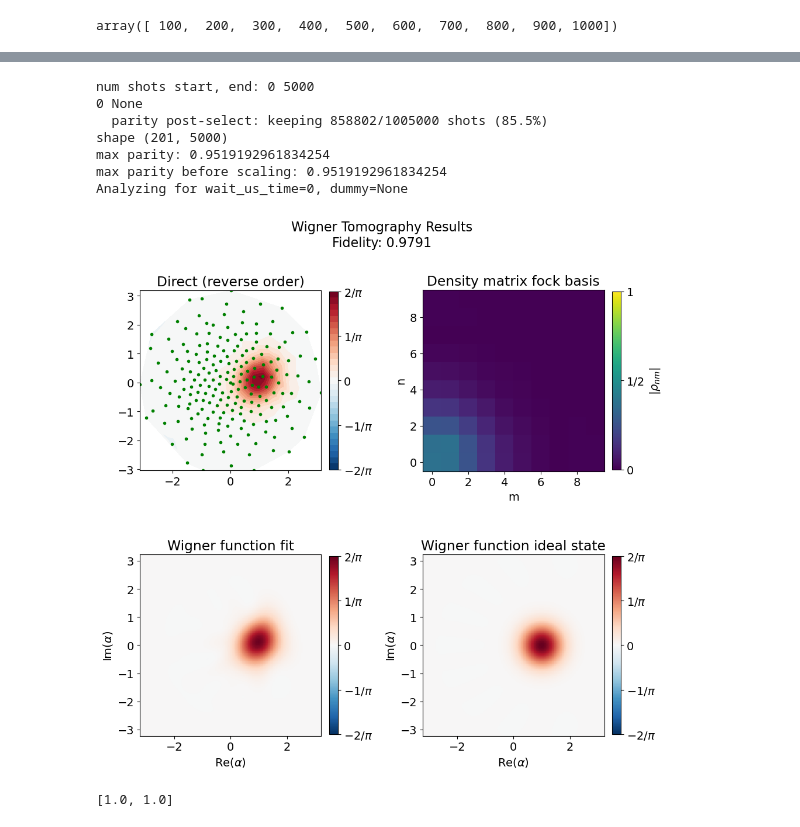
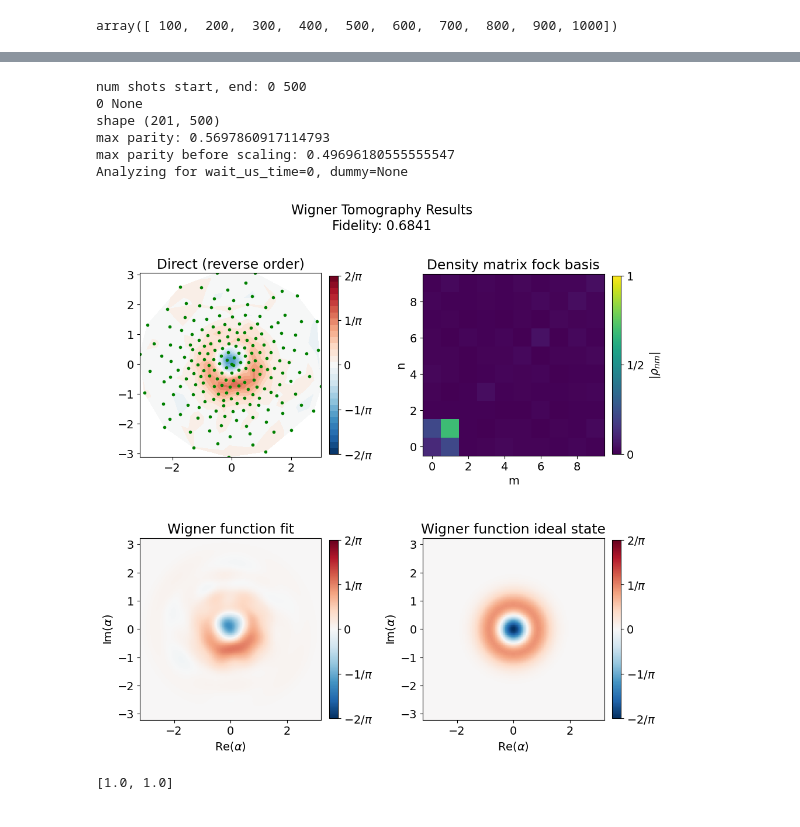
Before and after one commit to SchusterLab/multimode_expts, a Jupyter notebook: measurement_notebooks/jonginn/qsim_wigner_jonginn.ipynb, the cells around one changed output, grey strips where cells are left out. Drawn from its saved outputs; the diff is of its cells as text; code cells hidden in the pictures.

```diff
--- a/measurement_notebooks/jonginn/qsim_wigner_jonginn.ipynb
+++ b/measurement_notebooks/jonginn/qsim_wigner_jonginn.ipynb
@@ -46,9 +46,9 @@ print("Welcome", user)
 station = MultimodeStation(
     user=user,
     experiment_name = "260217_qsim_wigner_prac",
-    hardware_config="CFG-HW-20260316-00029",
-    storage_man_file="CFG-M1-20260316-00007",
-    floquet_file="CFG-FL-20260223-00017",
+    hardware_config="CFG-HW-20260417-00001",
+    storage_man_file="CFG-M1-20260416-00014",
+    floquet_file="CFG-FL-20260401-00021",
     multiphoton_config = "CFG-MP-20260121-00001"
 )
 
@@ -56,6 +56,6 @@ station = MultimodeStation(
 
 USE_QUEUE = True
 
-mm_base_calib = MM_dual_rail_base(station.hardware_cfg, station.soc)
+mm_base_calib = MM_dual_rail_base(station.hardware_cfg, station.soccfg)
 # multiphoton_cfg_thisrun = AttrDict(deepcopy(mm_base_calib.multiphoton_cfg))
 # %% [output]
@@ -2197,27 +2230,26 @@ UnicodeDecodeError: 'charmap' codec can't decode byte 0x8f in position 3793: cha
 # %%
 wigner_indv = wigner_list[0]
-wigner_indv.cfg.expt.parity_post_select = True
-avg_num = 5000
+wigner_indv.cfg.expt.parity_post_select = False
+avg_num = 500
 cutoff = 10
 # ideal_state = (qt.basis(cutoff, 0)+qt.basis(cutoff, 4)).unit()
 # ideal_state = (qt.basis(cutoff, 0)+qt.basis(cutoff, 1)).unit()
-# ideal_state = (qt.basis(cutoff, 1)).unit()
-ideal_state = (qt.coherent(cutoff, 1)).unit()
+ideal_state = (qt.basis(cutoff, 1)).unit()
+# ideal_state = (qt.coherent(cutoff, 1)).unit()
 wigner_indv.analyze_wigner_temp(num_shots_sample = avg_num)
 wigner_indv.display(rotate=True,
                     initial_state=ideal_state,
                     mode_state_num=cutoff,
                     station=station,
                     save_fig=False)
 # %% [output]
-num shots start, end: 0 5000
+num shots start, end: 0 500
 0 None
-  parity post-select: keeping 858802/1005000 shots (85.5%)
-shape (201, 5000)
-max parity: 0.9519192961834254
-max parity before scaling: 0.9519192961834254
+shape (201, 500)
+max parity: 0.5697860917114793
+max parity before scaling: 0.49696180555555547
 Analyzing for wait_us_time=0, dummy=None
-[figure, old version]
+[figure, new version]
 # %%
 wigner_indv.cfg.device.manipulate.alpha_scale
 # %% [output]
```
Also changed, not shown: parts of 13 cells of this notebook, 3 other files.
